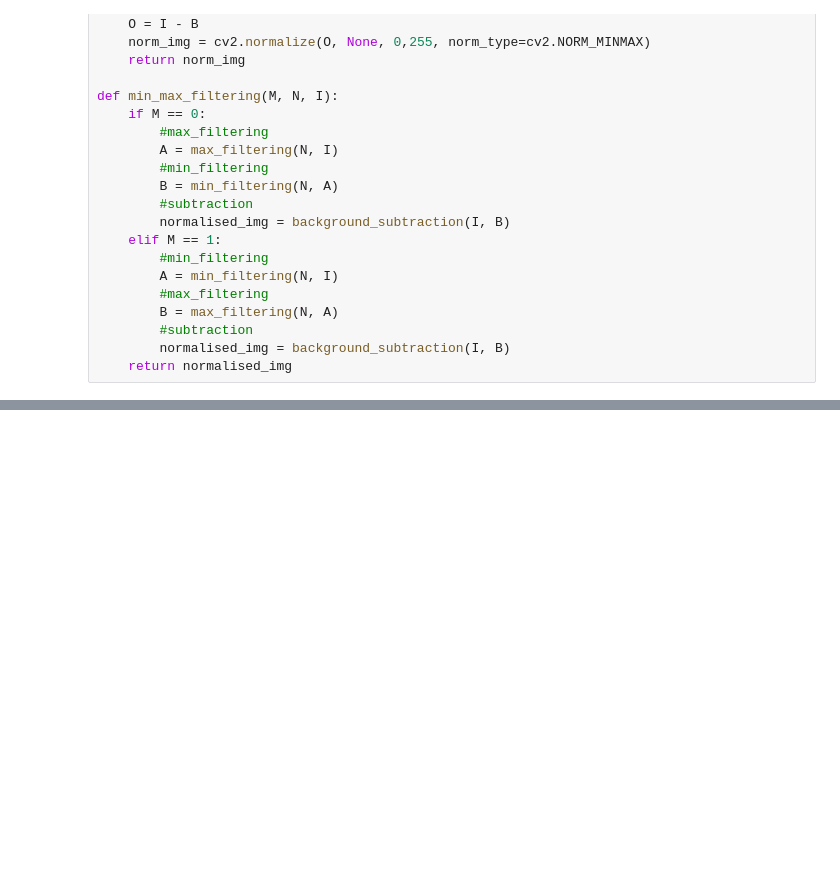
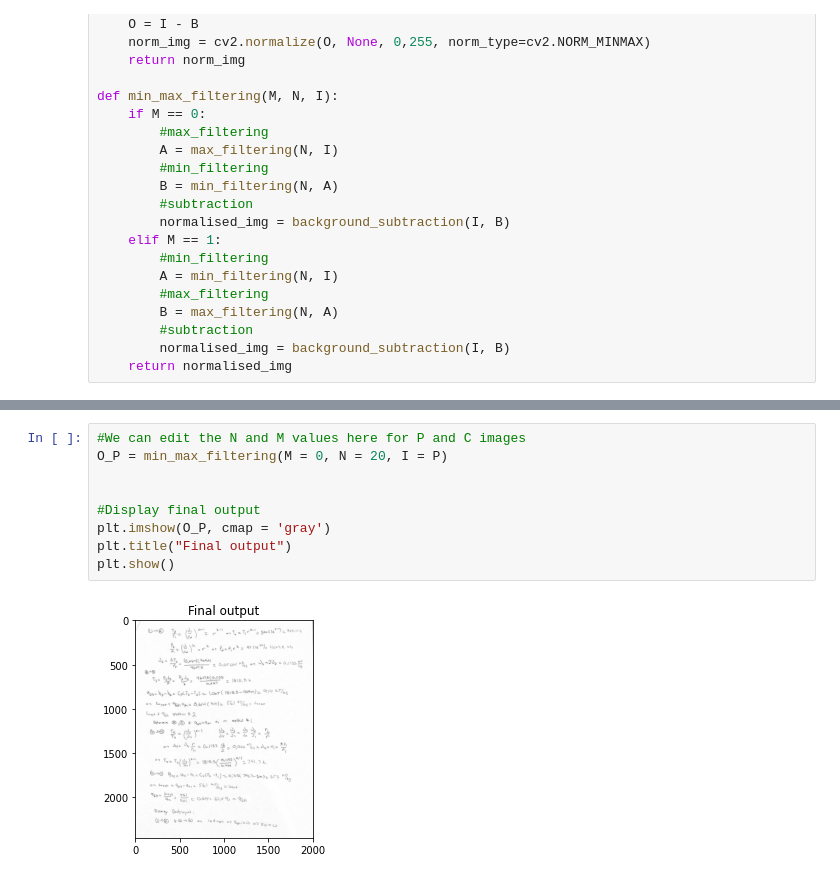
Before and after one commit to RyanCCC/Algorithm, a Jupyter notebook: python/shadowRemove/main.ipynb, the cells around one changed output, grey strips where cells are left out. Saved outputs shown, nothing was run; the diff lists cells and outputs as text; blank space fills up the shorter version.

```diff
--- a/python/shadowRemove/main.ipynb
+++ b/python/shadowRemove/main.ipynb
@@ -59,0 +60,11 @@ AttributeError: module 'matplotlib' has no attribute 'imshow'
+# %%
+#We can edit the N and M values here for P and C images
+O_P = min_max_filtering(M = 0, N = 20, I = P)
+
+
+#Display final output
+plt.imshow(O_P, cmap = 'gray')
+plt.title("Final output")
+plt.show()
+# %% [output]
+[figure, added]
```
Also changed, not shown: parts of 1 cell of this notebook.
